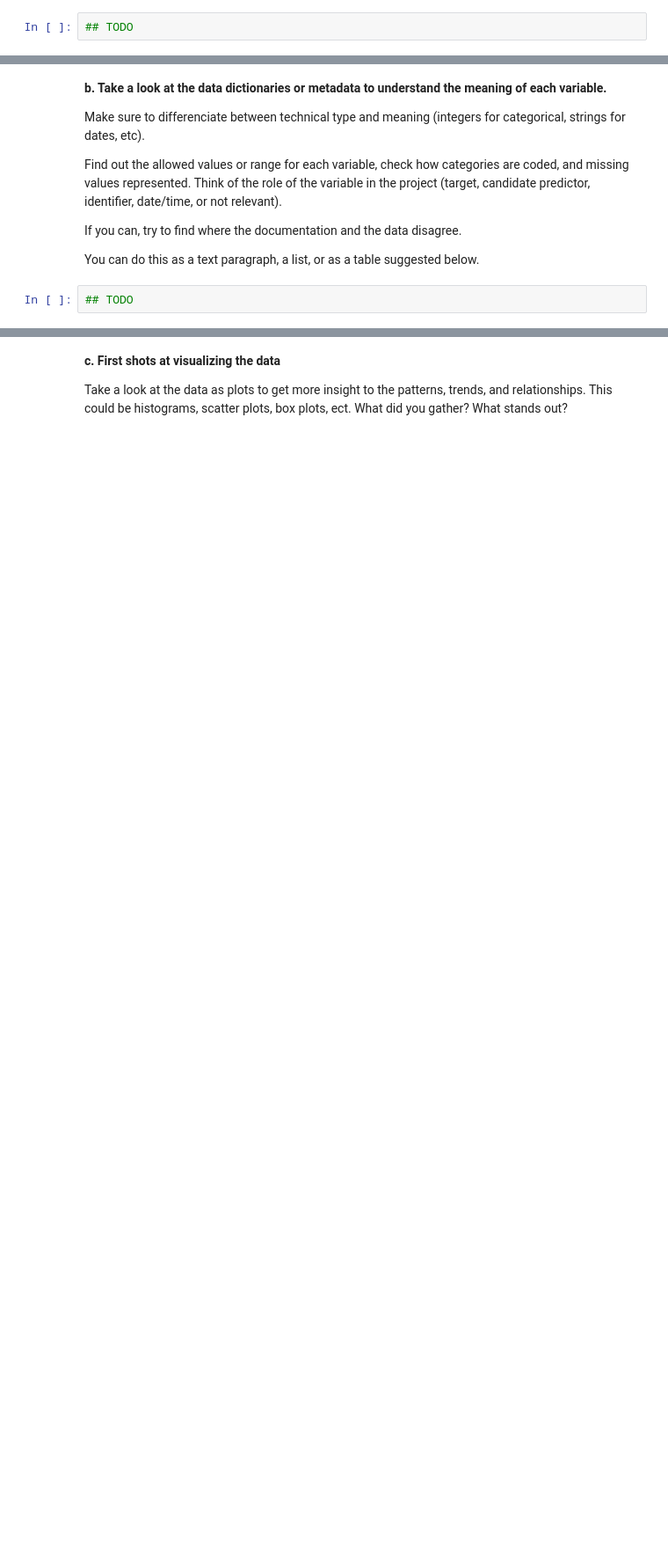
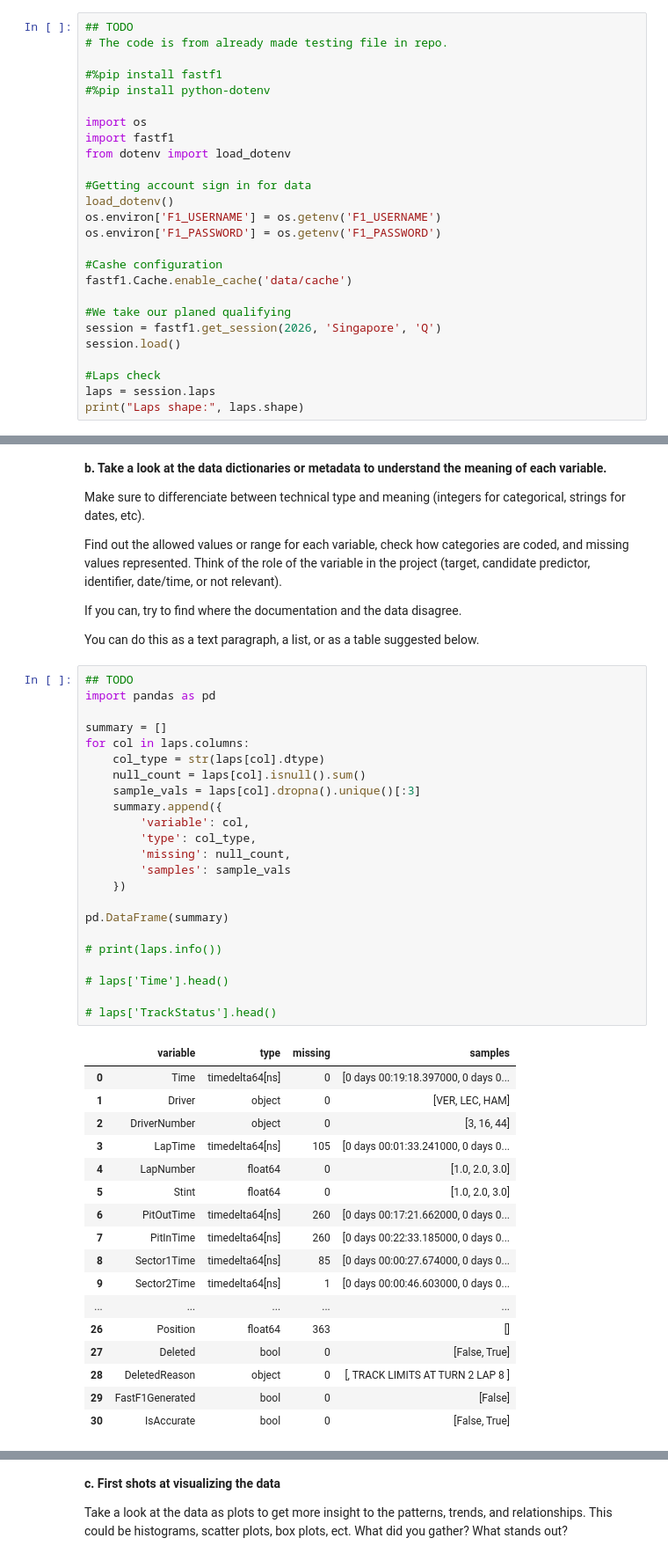
Before and after one commit to KJRahula/F1_Singapore_Analysis, a Jupyter notebook: Notebooks for Homework/HM7/IDS2026_HW07/IDS2026_HW07.ipynb, the cells around one changed output, grey strips where cells are left out. Shown at 88% size. Drawn from its saved outputs; the diff is of its cells as text; blank space fills up the shorter version.

Commit message:
HM7 and Testing

```diff
--- a/Notebooks for Homework/HM7/IDS2026_HW07/IDS2026_HW07.ipynb
+++ b/Notebooks for Homework/HM7/IDS2026_HW07/IDS2026_HW07.ipynb
@@ -109,3 +172,27 @@ The second step of CRISP-DM is data understanding. The goal is to collect, descr
 **a. Describe the data. Number of rows and columns, what does one row represent.**
 # %%
 ## TODO
+# The code is from already made testing file in repo.
+
+#%pip install fastf1
+#%pip install python-dotenv
+
+import os
+import fastf1
+from dotenv import load_dotenv
+
+#Getting account sign in for data
+load_dotenv()
+os.environ['F1_USERNAME'] = os.getenv('F1_USERNAME')
+os.environ['F1_PASSWORD'] = os.getenv('F1_PASSWORD')
+
+#Cashe configuration
+fastf1.Cache.enable_cache('data/cache')
+
+#We take our planed qualifying
+session = fastf1.get_session(2026, 'Singapore', 'Q')
+session.load()
+
+#Laps check
+laps = session.laps
+print("Laps shape:", laps.shape)
@@ -123,6 +225,45 @@ If you can, try to find where the documentation and the data disagree.
 You can do this as a text paragraph, a list, or as a table suggested below.
 # %%
 ## TODO
+import pandas as pd
+
+summary = []
+for col in laps.columns:
+    col_type = str(laps[col].dtype)
+    null_count = laps[col].isnull().sum()
+    sample_vals = laps[col].dropna().unique()[:3]
+    summary.append({
+        'variable': col,
+        'type': col_type,
+        'missing': null_count,
+        'samples': sample_vals
+    })
+
+pd.DataFrame(summary)
+
+# print(laps.info())
+
+# laps['Time'].head()
+
+# laps['TrackStatus'].head()
+# %% [output]
+|  | variable | type | missing | samples |
+| 0 | Time | timedelta64[ns] | 0 | [0 days 00:19:18.397000, 0 days 0... |
+| 1 | Driver | object | 0 | [VER, LEC, HAM] |
+| 2 | DriverNumber | object | 0 | [3, 16, 44] |
+| 3 | LapTime | timedelta64[ns] | 105 | [0 days 00:01:33.241000, 0 days 0... |
+| 4 | LapNumber | float64 | 0 | [1.0, 2.0, 3.0] |
+| 5 | Stint | float64 | 0 | [1.0, 2.0, 3.0] |
+| 6 | PitOutTime | timedelta64[ns] | 260 | [0 days 00:17:21.662000, 0 days 0... |
+| 7 | PitInTime | timedelta64[ns] | 260 | [0 days 00:22:33.185000, 0 days 0... |
+| 8 | Sector1Time | timedelta64[ns] | 85 | [0 days 00:00:27.674000, 0 days 0... |
+| 9 | Sector2Time | timedelta64[ns] | 1 | [0 days 00:00:46.603000, 0 days 0... |
+| ... | ... | ... | ... | ... |
+| 26 | Position | float64 | 363 | [] |
+| 27 | Deleted | bool | 0 | [False, True] |
+| 28 | DeletedReason | object | 0 | [, TRACK LIMITS AT TURN 2 LAP 8 ] |
+| 29 | FastF1Generated | bool | 0 | [False] |
+| 30 | IsAccurate | bool | 0 | [False, True] |
 # %% [markdown]
 ### Example table to get a clear overview of the variables in the data:
 
```
Also changed, not shown: parts of 22 cells of this notebook, 3 other files.
